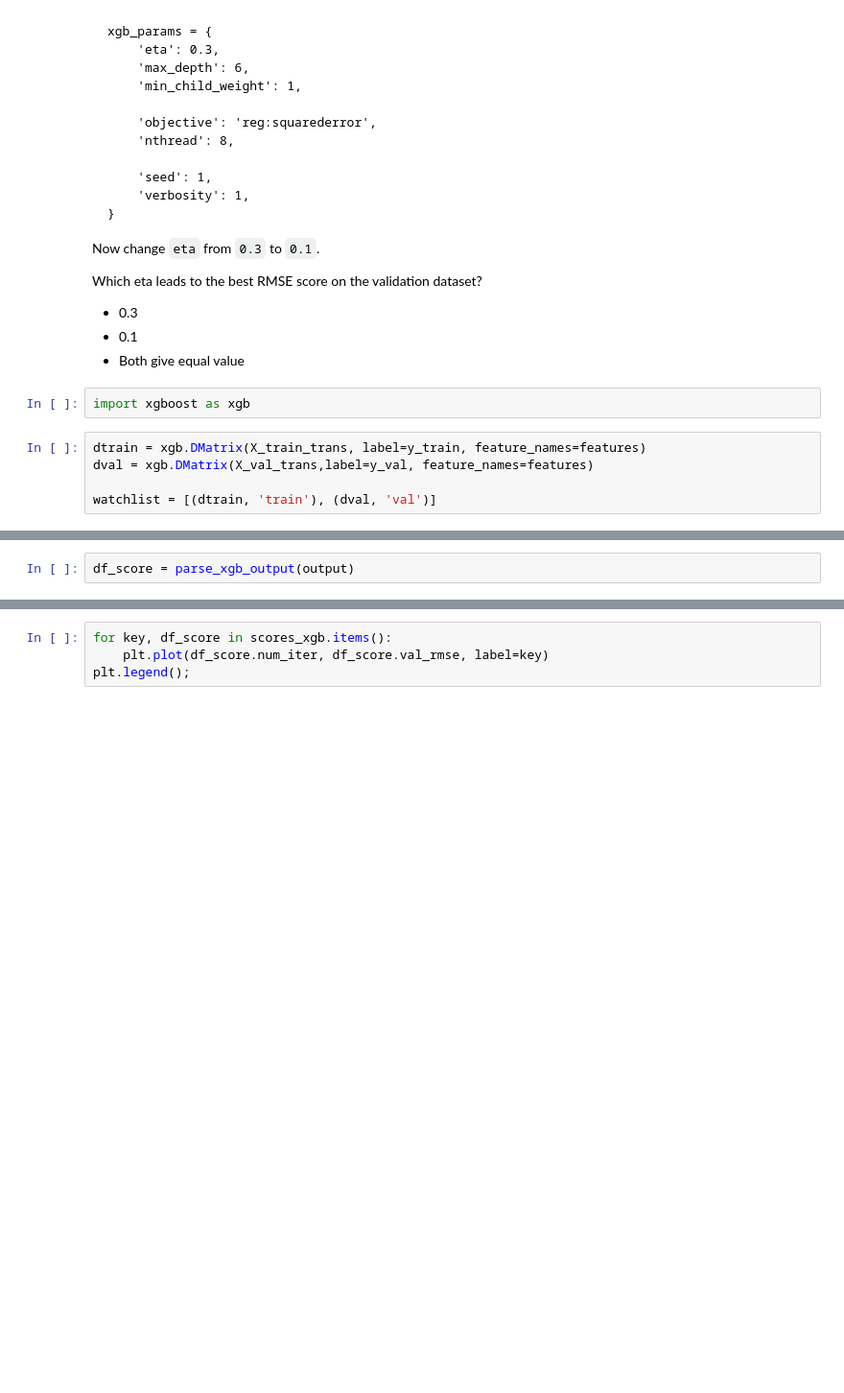
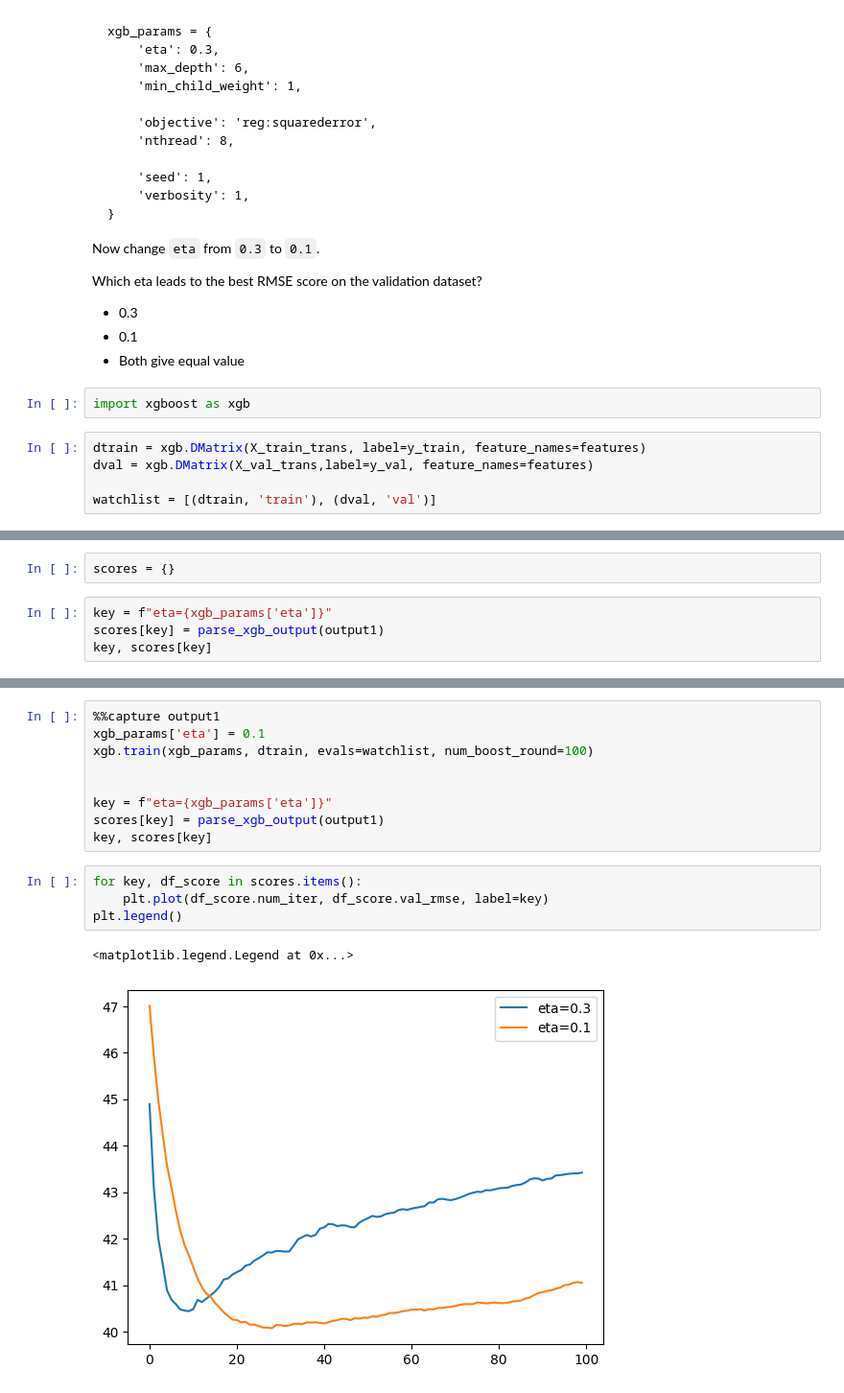
Before and after one commit to dmytrovoytko/ml-zoomcamp, a Jupyter notebook: 06-trees/HW6.ipynb, the cells around one changed output, grey strips where cells are left out. Shown: that part at 96% size. Saved outputs shown, nothing was run; the diff lists cells and outputs as text; blank space fills up the shorter version.

```diff
--- a/06-trees/HW6.ipynb
+++ b/06-trees/HW6.ipynb
@@ -347,4 +347,8 @@ def parse_xgb_output(output):
     df_results = pd.DataFrame(results, columns=columns)
     return df_results
-# %%
-df_score = parse_xgb_output(output)
+# %%
+scores = {}
+# %%
+key = f"eta={xgb_params['eta']}"
+scores[key] = parse_xgb_output(output1)
+key, scores[key]
@@ -351,4 +371,16 @@ df_score = parse_xgb_output(output)
+# %%
+%%capture output1
+xgb_params['eta'] = 0.1
+xgb.train(xgb_params, dtrain, evals=watchlist, num_boost_round=100)
+
+
+key = f"eta={xgb_params['eta']}"
+scores[key] = parse_xgb_output(output1)
+key, scores[key]
 # %%
-for key, df_score in scores_xgb.items():
+for key, df_score in scores.items():
     plt.plot(df_score.num_iter, df_score.val_rmse, label=key)
-plt.legend();
+plt.legend()
+# %% [output]
+<matplotlib.legend.Legend at 0x...>
+[figure, added]
```
Also changed, not shown: parts of 4 cells of this notebook, 1 other file.
